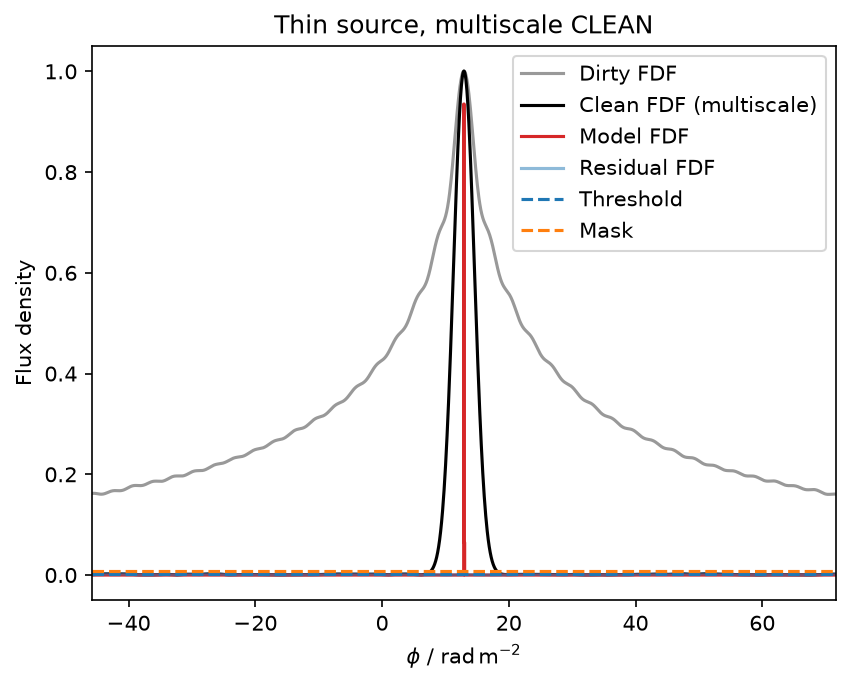
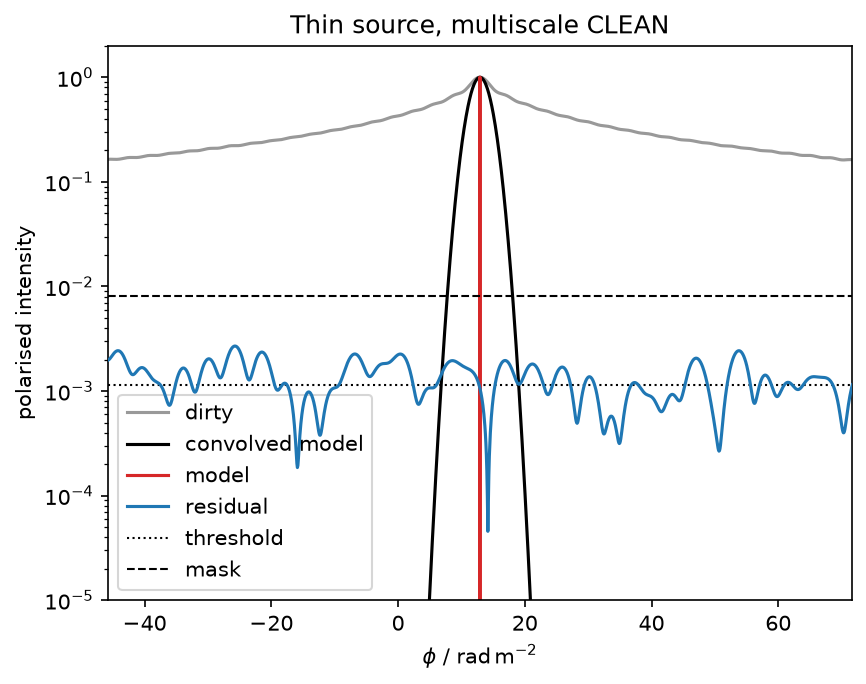
Code edit (unified diff) that turned the first committed figure into the second:
--- before
+++ after
@@ -1,14 +1,16 @@
 fig, ax = plt.subplots()
-ax.plot(m["phi"], np.abs(m["dirty"]), color="k", alpha=0.4, label="Dirty FDF")
-ax.plot(m["phi"], np.abs(m["clean"]), color="k", label="Clean FDF (multiscale)")
-ax.step(m["phi"], np.abs(m["model"]), color="tab:red", where="mid", label="Model FDF")
-ax.plot(m["phi"], np.abs(m["resid"]), color="tab:blue", alpha=0.5, label="Residual FDF")
-ax.axhline(m["threshold"], color="tab:blue", ls="--", label="Threshold")
-ax.axhline(m["mask"], color="tab:orange", ls="--", label="Mask")
+ax.plot(m["phi"], np.abs(m["dirty"]), color="k", alpha=0.4, label="dirty")
+ax.plot(m["phi"], np.abs(m["clean"] - m["resid"]), color="k", alpha=1, label="convolved model")
+ax.step(m["phi"], np.abs(m["model"]), color="tab:red", where="mid", label="model")
+ax.plot(m["phi"], np.abs(m["resid"]), color="tab:blue", alpha=1, zorder=10, label="residual")
+ax.axhline(m["threshold"], color="k", ls=":", label="threshold", lw=1)
+ax.axhline(m["mask"], color="k", ls="--", label="mask", lw=1)
 ax.set(
     xlabel=rf"$\phi$ / {u.rad / u.m**2:latex_inline}",
-    ylabel="Flux density",
+    ylabel="polarised intensity",
     title="Thin source, multiscale CLEAN",
     xlim=(rm_true.value - 15 * fwhm, rm_true.value + 15 * fwhm),
+    yscale="log",
+    ylim=(1e-5, 2e0)
 )
 ax.legend()

Commit: ITS WORKING